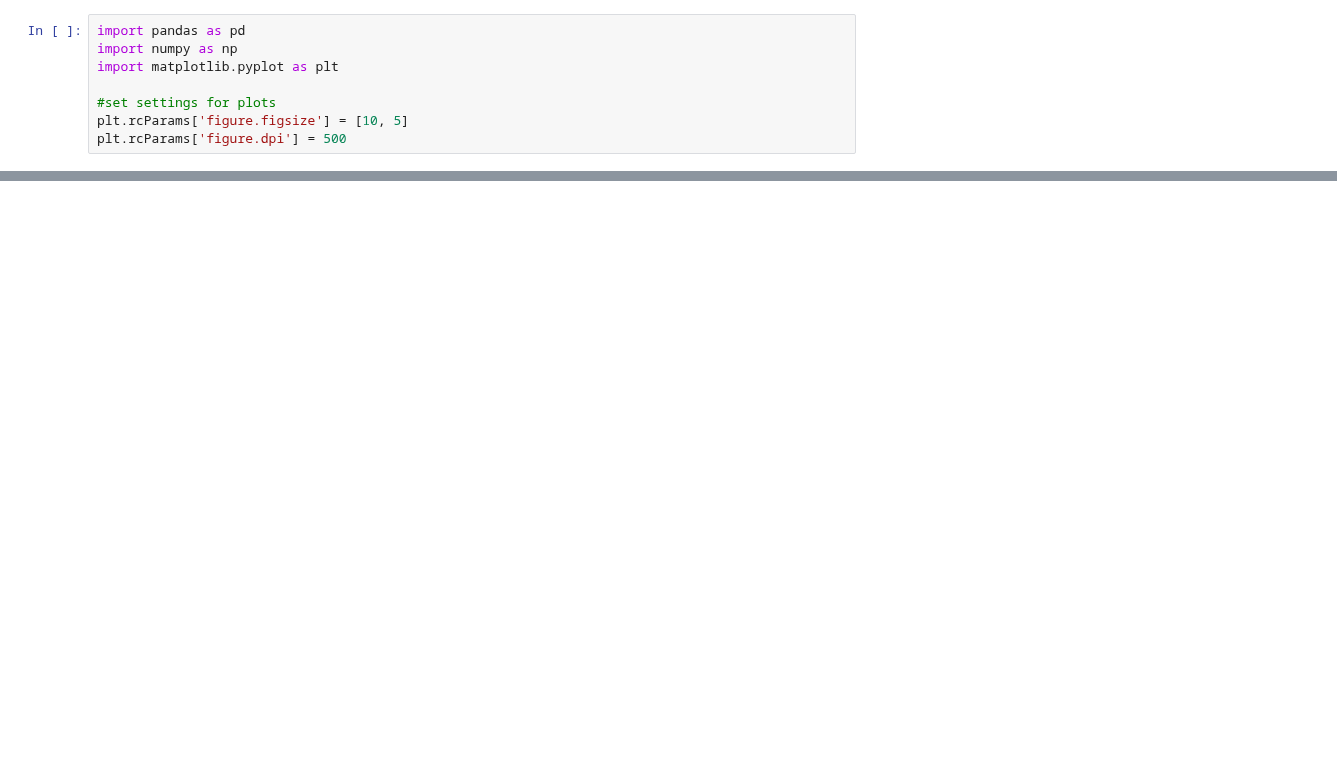
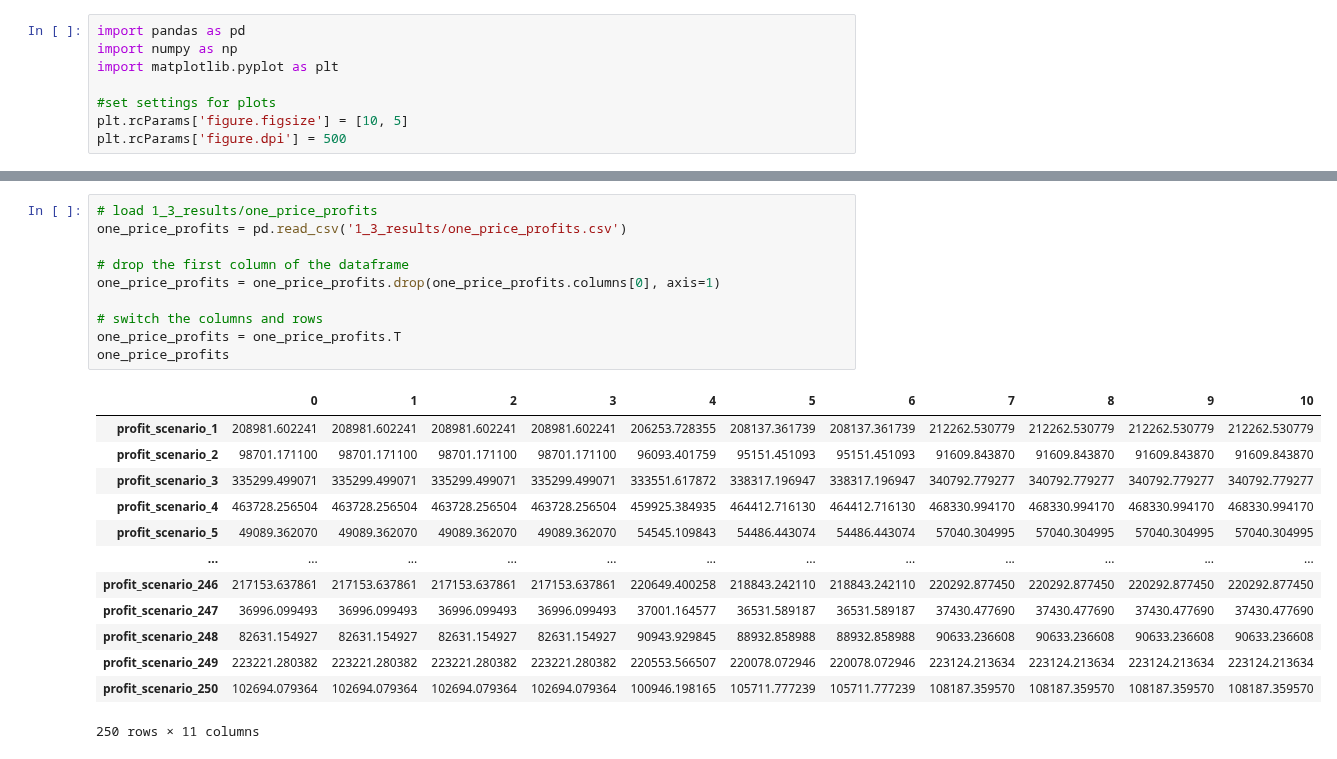
Before and after one commit to Max-f123/Renewables_in_Electricity_Markets, a Jupyter notebook: Assignment2/Task1/1_3_plots.ipynb, the cells around one changed output, grey strips where cells are left out. Drawn from its saved outputs; the diff is of its cells as text; blank space fills up the shorter version.

```diff
--- a/Assignment2/Task1/1_3_plots.ipynb
+++ b/Assignment2/Task1/1_3_plots.ipynb
@@ -40,0 +75,24 @@ plt.show()
+# %%
+# load 1_3_results/one_price_profits
+one_price_profits = pd.read_csv('1_3_results/one_price_profits.csv')
+
+# drop the first column of the dataframe
+one_price_profits = one_price_profits.drop(one_price_profits.columns[0], axis=1)
+
+# switch the columns and rows
+one_price_profits = one_price_profits.T
+one_price_profits
+# %% [output]
+|  | 0 | 1 | 2 | 3 | 4 | 5 | 6 | 7 | 8 | 9 | 10 |
+| profit_scenario_1 | 208981.602241 | 208981.602241 | 208981.602241 | 208981.602241 | 206253.728355 | 208137.361739 | 208137.361739 | 212262.530779 | 212262.530779 | 212262.530779 | 212262.530779 |
+| profit_scenario_2 | 98701.171100 | 98701.171100 | 98701.171100 | 98701.171100 | 96093.401759 | 95151.451093 | 95151.451093 | 91609.843870 | 91609.843870 | 91609.843870 | 91609.843870 |
+| profit_scenario_3 | 335299.499071 | 335299.499071 | 335299.499071 | 335299.499071 | 333551.617872 | 338317.196947 | 338317.196947 | 340792.779277 | 340792.779277 | 340792.779277 | 340792.779277 |
+| profit_scenario_4 | 463728.256504 | 463728.256504 | 463728.256504 | 463728.256504 | 459925.384935 | 464412.716130 | 464412.716130 | 468330.994170 | 468330.994170 | 468330.994170 | 468330.994170 |
+| profit_scenario_5 | 49089.362070 | 49089.362070 | 49089.362070 | 49089.362070 | 54545.109843 | 54486.443074 | 54486.443074 | 57040.304995 | 57040.304995 | 57040.304995 | 57040.304995 |
+| ... | ... | ... | ... | ... | ... | ... | ... | ... | ... | ... | ... |
+| profit_scenario_246 | 217153.637861 | 217153.637861 | 217153.637861 | 217153.637861 | 220649.400258 | 218843.242110 | 218843.242110 | 220292.877450 | 220292.877450 | 220292.877450 | 220292.877450 |
+| profit_scenario_247 | 36996.099493 | 36996.099493 | 36996.099493 | 36996.099493 | 37001.164577 | 36531.589187 | 36531.589187 | 37430.477690 | 37430.477690 | 37430.477690 | 37430.477690 |
+| profit_scenario_248 | 82631.154927 | 82631.154927 | 82631.154927 | 82631.154927 | 90943.929845 | 88932.858988 | 88932.858988 | 90633.236608 | 90633.236608 | 90633.236608 | 90633.236608 |
+| profit_scenario_249 | 223221.280382 | 223221.280382 | 223221.280382 | 223221.280382 | 220553.566507 | 220078.072946 | 220078.072946 | 223124.213634 | 223124.213634 | 223124.213634 | 223124.213634 |
+| profit_scenario_250 | 102694.079364 | 102694.079364 | 102694.079364 | 102694.079364 | 100946.198165 | 105711.777239 | 105711.777239 | 108187.359570 | 108187.359570 | 108187.359570 | 108187.359570 |
+250 rows × 11 columns
```
Also changed, not shown: parts of 6 cells of this notebook, 5 other files.
